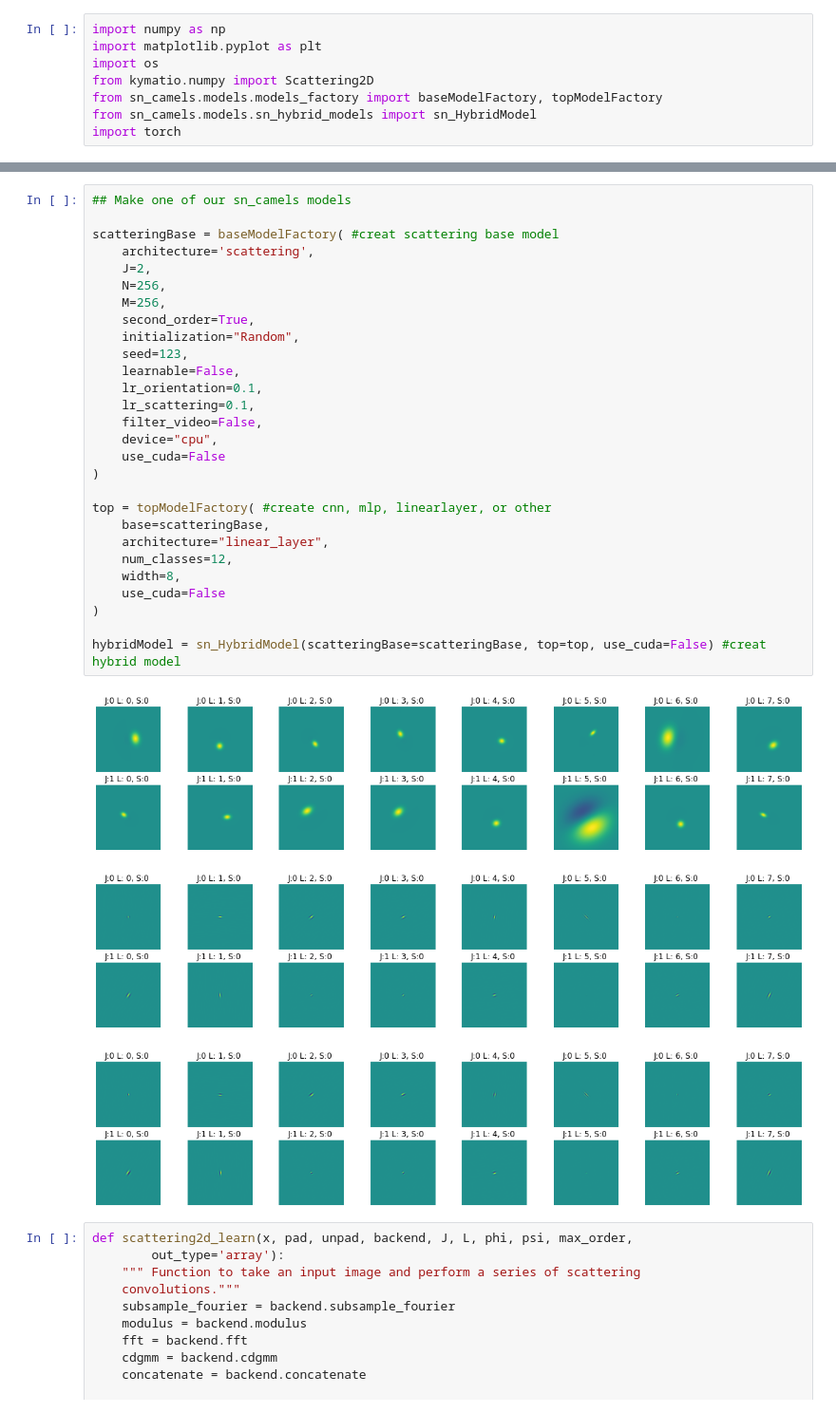
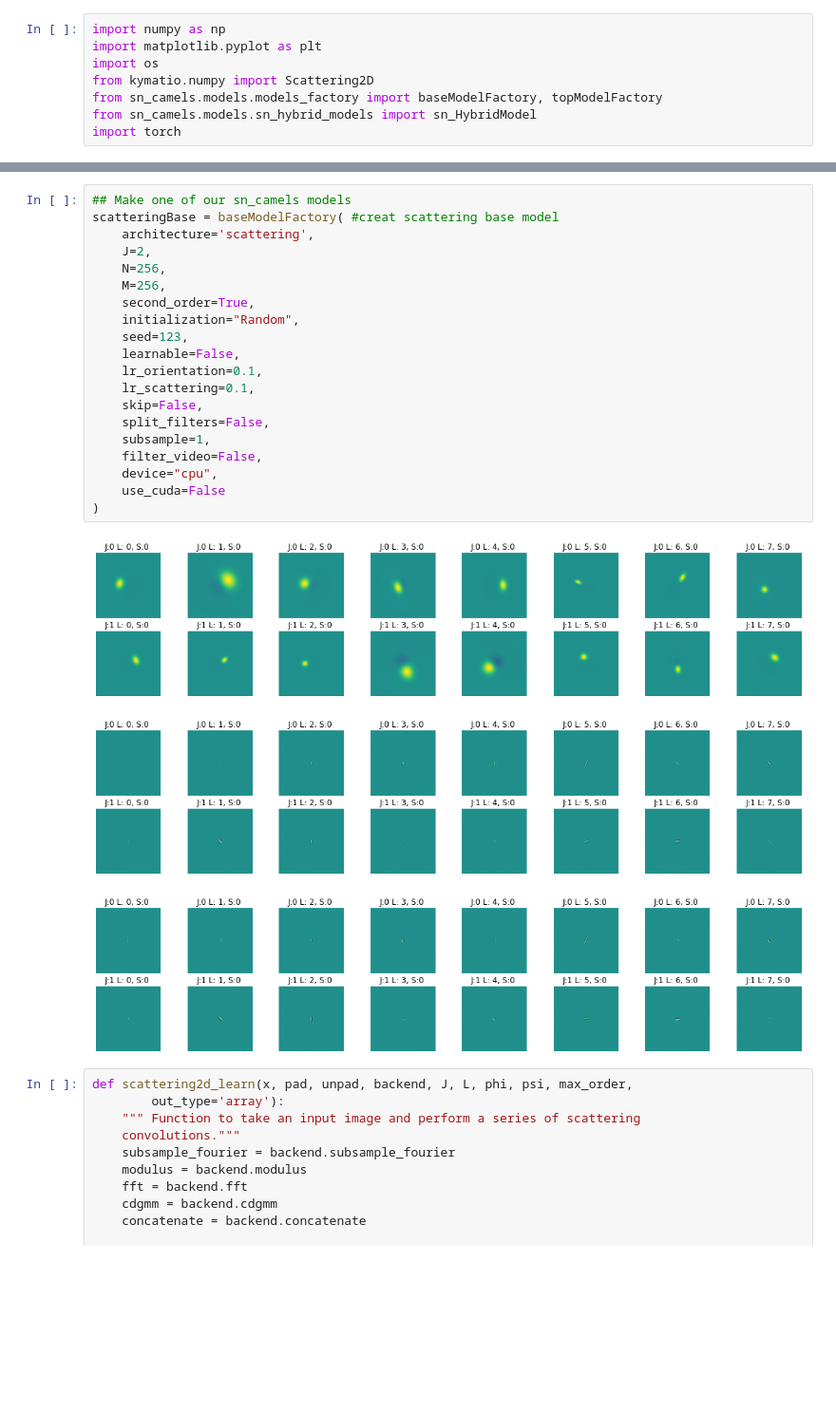
Before and after one commit to Chris-Pedersen/LearnableWavelets, a Jupyter notebook: playground/scattering_conv_playground.ipynb, the cells around one changed output, grey strips where cells are left out. Shown at 95% size. Drawn from its saved outputs; the diff is of its cells as text; blank space fills up the shorter version.

Commit message:
Notebook to visualise convolutions and filters

```diff
--- a/playground/scattering_conv_playground.ipynb
+++ b/playground/scattering_conv_playground.ipynb
@@ -32,33 +32,25 @@ plt.colorbar()
 # %%
 ## Make one of our sn_camels models
-
 scatteringBase = baseModelFactory( #creat scattering base model
     architecture='scattering',
     J=2,
     N=256,
     M=256,
     second_order=True,
     initialization="Random",
     seed=123,
     learnable=False,
     lr_orientation=0.1,
     lr_scattering=0.1,
+    skip=False,
+    split_filters=False,
+    subsample=1,
     filter_video=False,
     device="cpu",
     use_cuda=False
 )
-
-top = topModelFactory( #create cnn, mlp, linearlayer, or other
-    base=scatteringBase,
-    architecture="linear_layer",
-    num_classes=12,
-    width=8,
-    use_cuda=False
-)
-
-hybridModel = sn_HybridModel(scatteringBase=scatteringBase, top=top, use_cuda=False) #creat hybrid model
 # %% [output]
-[figure, old version]
+[figure, new version]
 [figure]
 [figure]
 # %%
```
Also changed, not shown: parts of 8 cells of this notebook.
